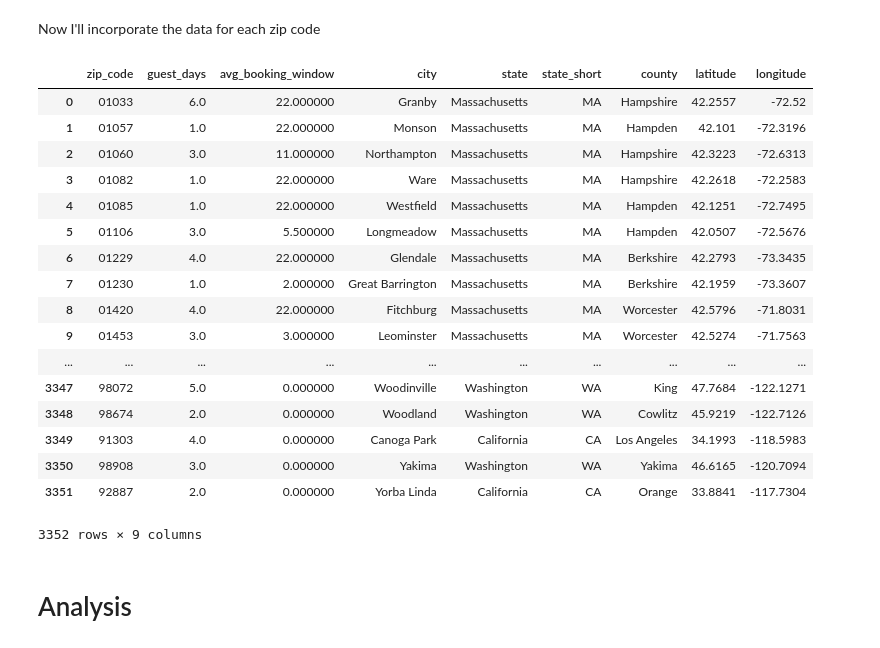
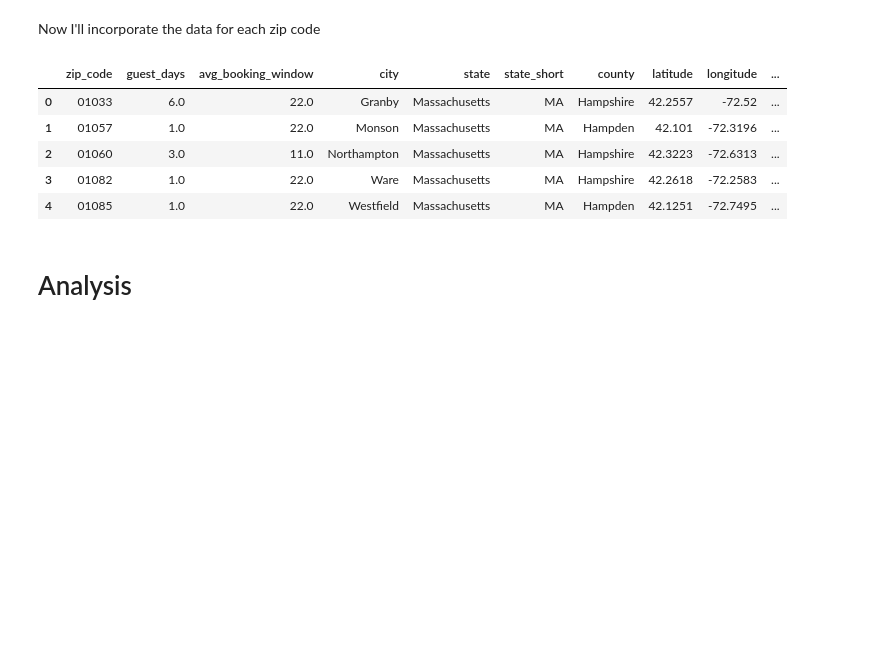
Before and after one commit to yorktronic/liftopia, a Jupyter notebook: analysis.ipynb, the cells around one changed output. Cells and saved outputs as stored; diff of their text form; code cells hidden in the pictures; blank space fills up the shorter version.

```diff
--- a/analysis.ipynb
+++ b/analysis.ipynb
@@ -375,26 +257,14 @@ guest_days['county'] = guest_days['zip_code'].apply(get_zipcode_data).apply(get_
 guest_days['latitude'] = guest_days['zip_code'].apply(get_zipcode_data).apply(get_latitude)
 guest_days['longitude'] = guest_days['zip_code'].apply(get_zipcode_data).apply(get_longitude)
 # %%
-guest_days
+guest_days.head()
 # %% [output]
-|  | zip_code | guest_days | avg_booking_window | city | state | state_short | county | latitude | longitude |
-| 0 | 01033 | 6.0 | 22.000000 | Granby | Massachusetts | MA | Hampshire | 42.2557 | -72.52 |
-| 1 | 01057 | 1.0 | 22.000000 | Monson | Massachusetts | MA | Hampden | 42.101 | -72.3196 |
-| 2 | 01060 | 3.0 | 11.000000 | Northampton | Massachusetts | MA | Hampshire | 42.3223 | -72.6313 |
-| 3 | 01082 | 1.0 | 22.000000 | Ware | Massachusetts | MA | Hampshire | 42.2618 | -72.2583 |
-| 4 | 01085 | 1.0 | 22.000000 | Westfield | Massachusetts | MA | Hampden | 42.1251 | -72.7495 |
-| 5 | 01106 | 3.0 | 5.500000 | Longmeadow | Massachusetts | MA | Hampden | 42.0507 | -72.5676 |
-| 6 | 01229 | 4.0 | 22.000000 | Glendale | Massachusetts | MA | Berkshire | 42.2793 | -73.3435 |
-| 7 | 01230 | 1.0 | 2.000000 | Great Barrington | Massachusetts | MA | Berkshire | 42.1959 | -73.3607 |
-| 8 | 01420 | 4.0 | 22.000000 | Fitchburg | Massachusetts | MA | Worcester | 42.5796 | -71.8031 |
-| 9 | 01453 | 3.0 | 3.000000 | Leominster | Massachusetts | MA | Worcester | 42.5274 | -71.7563 |
-| ... | ... | ... | ... | ... | ... | ... | ... | ... | ... |
-| 3347 | 98072 | 5.0 | 0.000000 | Woodinville | Washington | WA | King | 47.7684 | -122.1271 |
-| 3348 | 98674 | 2.0 | 0.000000 | Woodland | Washington | WA | Cowlitz | 45.9219 | -122.7126 |
-| 3349 | 91303 | 4.0 | 0.000000 | Canoga Park | California | CA | Los Angeles | 34.1993 | -118.5983 |
-| 3350 | 98908 | 3.0 | 0.000000 | Yakima | Washington | WA | Yakima | 46.6165 | -120.7094 |
-| 3351 | 92887 | 2.0 | 0.000000 | Yorba Linda | California | CA | Orange | 33.8841 | -117.7304 |
+|  | zip_code | guest_days | avg_booking_window | city | state | state_short | county | latitude | longitude | ... |
+| 0 | 01033 | 6.0 | 22.0 | Granby | Massachusetts | MA | Hampshire | 42.2557 | -72.52 | ... |
+| 1 | 01057 | 1.0 | 22.0 | Monson | Massachusetts | MA | Hampden | 42.101 | -72.3196 | ... |
+| 2 | 01060 | 3.0 | 11.0 | Northampton | Massachusetts | MA | Hampshire | 42.3223 | -72.6313 | ... |
+| 3 | 01082 | 1.0 | 22.0 | Ware | Massachusetts | MA | Hampshire | 42.2618 | -72.2583 | ... |
+| 4 | 01085 | 1.0 | 22.0 | Westfield | Massachusetts | MA | Hampden | 42.1251 | -72.7495 | ... |
-3352 rows × 9 columns
 # %% [markdown]
 # Analysis
 # %% [markdown]
```
Also changed, not shown: parts of 11 cells of this notebook.
